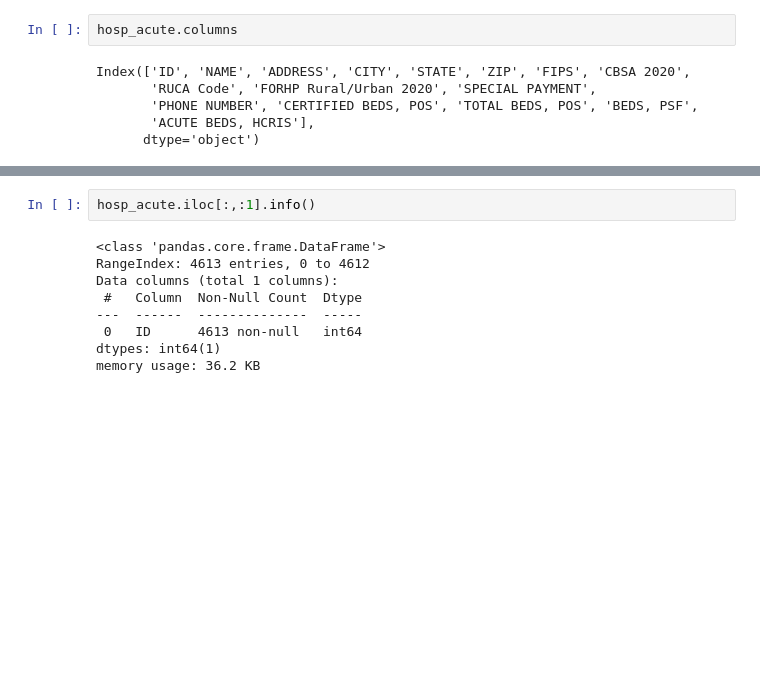
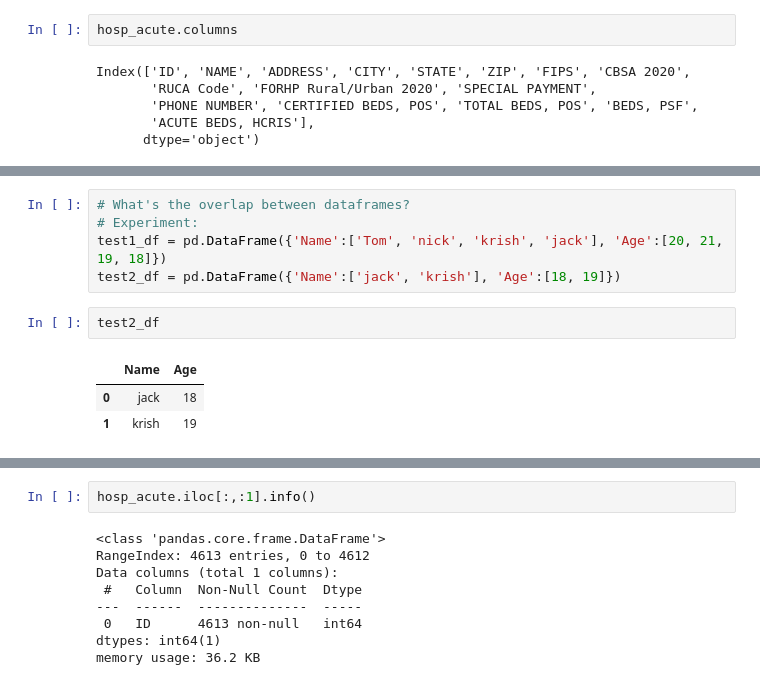
Before and after one commit to dgbrizan/dollarfor, a Jupyter notebook: DF - Hospitals.ipynb, the cells around one changed output, grey strips where cells are left out. Saved outputs shown, nothing was run; the diff lists cells and outputs as text; blank space fills up the shorter version.

```diff
--- a/DF - Hospitals.ipynb
+++ b/DF - Hospitals.ipynb
@@ -52,0 +130,11 @@ Index(['ID', 'NAME', 'ADDRESS', 'CITY', 'STATE', 'ZIP', 'FIPS', 'CBSA 2020',
+# %%
+# What's the overlap between dataframes?
+# Experiment:
+test1_df = pd.DataFrame({'Name':['Tom', 'nick', 'krish', 'jack'], 'Age':[20, 21, 19, 18]})
+test2_df = pd.DataFrame({'Name':['jack', 'krish'], 'Age':[18, 19]})
+# %%
+test2_df
+# %% [output]
+|  | Name | Age |
+| 0 | jack | 18 |
+| 1 | krish | 19 |
```
Also changed, not shown: parts of 13 cells of this notebook.
